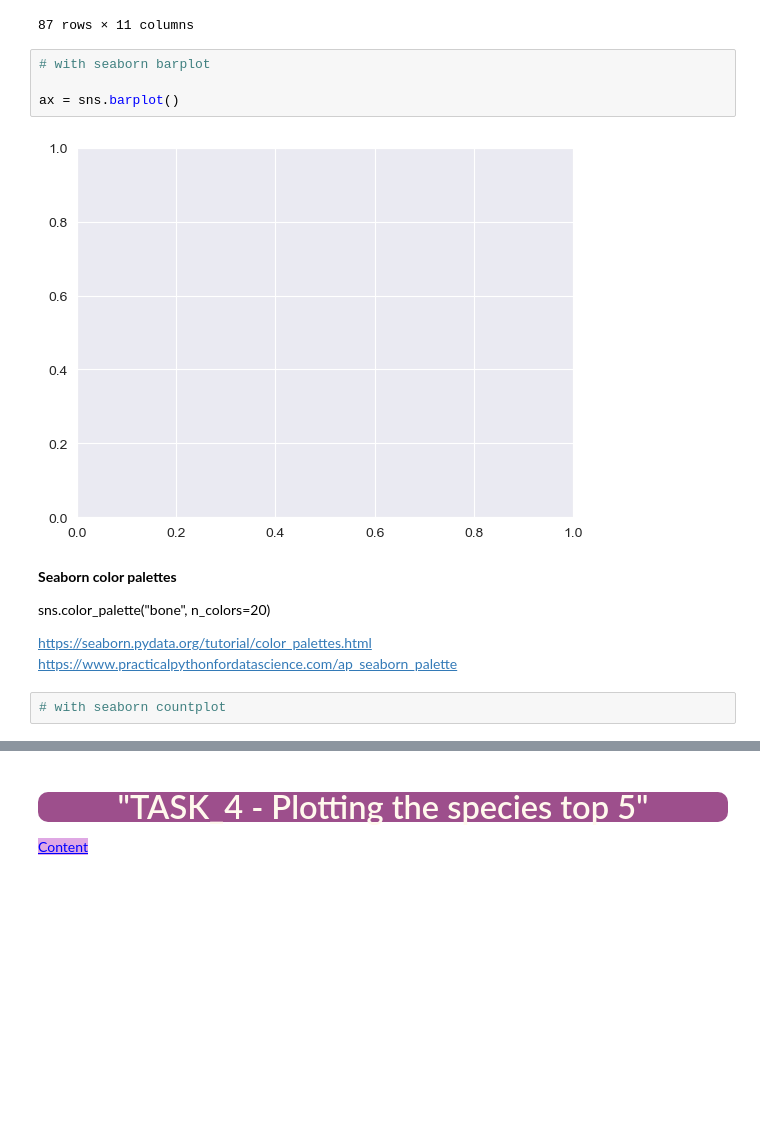
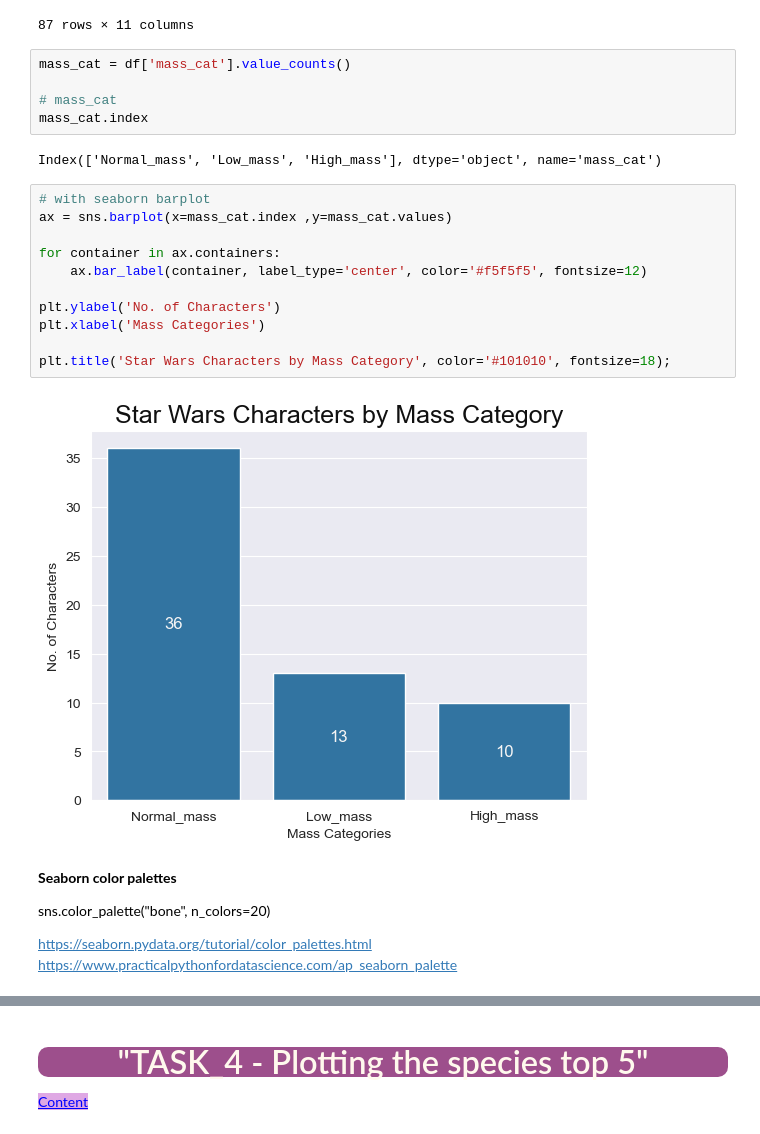
Before and after one commit to iceyisaak/clarusway_ds, a Jupyter notebook: DVwPy_Assignment_2_Star_Wars_Characters (seaborn)_V02.ipynb, the cells around one changed output, grey strips where cells are left out. Cells and saved outputs as stored; diff of their text form; blank space fills up the shorter version.

```diff
--- a/DVwPy_Assignment_2_Star_Wars_Characters (seaborn)_V02.ipynb
+++ b/DVwPy_Assignment_2_Star_Wars_Characters (seaborn)_V02.ipynb
@@ -450,12 +478,26 @@ df
 | 85 | Captain Phasma | NaN | NaN | none | NaN | NaN | NaN | female | NaN | NaN | ... |
 | 86 | PadmÃ© Amidala | 165.0 | 45.0 | brown | light | brown | 46BBY | female | Naboo | Human | ... |
 87 rows × 11 columns
-# %%
-# with seaborn barplot
-
-ax = sns.barplot()
-# %% [output]
-[figure, removed]
+# %%
+mass_cat = df['mass_cat'].value_counts()
+
+# mass_cat
+mass_cat.index
+# %% [output]
+Index(['Normal_mass', 'Low_mass', 'High_mass'], dtype='object', name='mass_cat')
+# %%
+# with seaborn barplot
+ax = sns.barplot(x=mass_cat.index ,y=mass_cat.values)
+
+for container in ax.containers:
+    ax.bar_label(container, label_type='center', color='#f5f5f5', fontsize=12)
+
+plt.ylabel('No. of Characters')
+plt.xlabel('Mass Categories')
+
+plt.title('Star Wars Characters by Mass Category', color='#101010', fontsize=18);
+# %% [output]
+[figure, added]
 # %% [markdown]
 **Seaborn color palettes**
 
@@ -464,5 +506,3 @@ sns.color_palette("bone", n_colors=20)
 
 https://seaborn.pydata.org/tutorial/color_palettes.html
 https://www.practicalpythonfordatascience.com/ap_seaborn_palette
-# %%
-# with seaborn countplot
```
Also changed, not shown: parts of 30 cells of this notebook.
